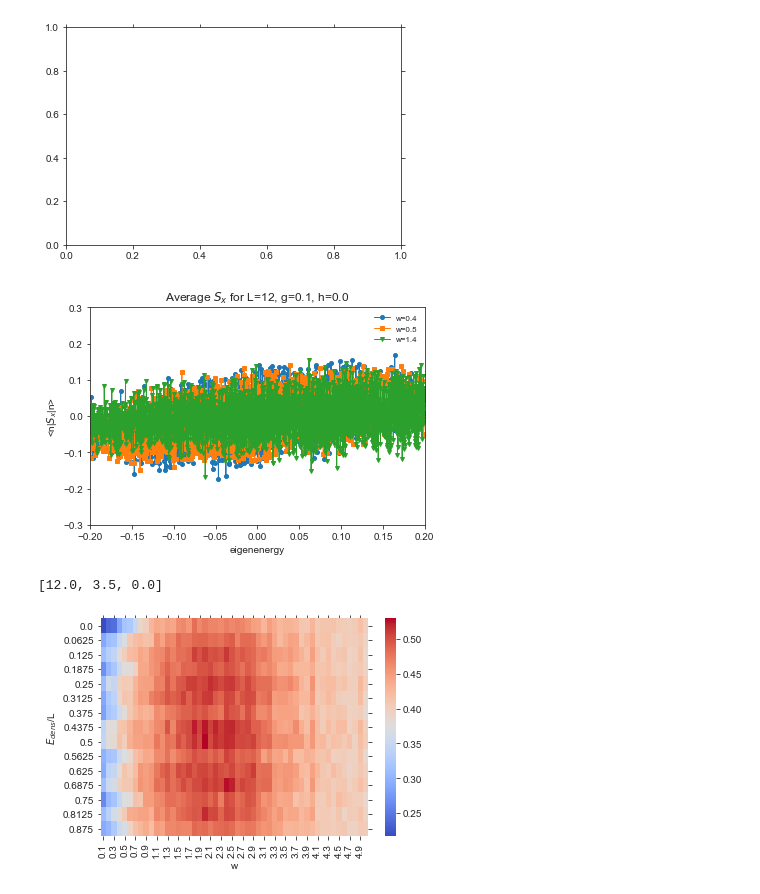
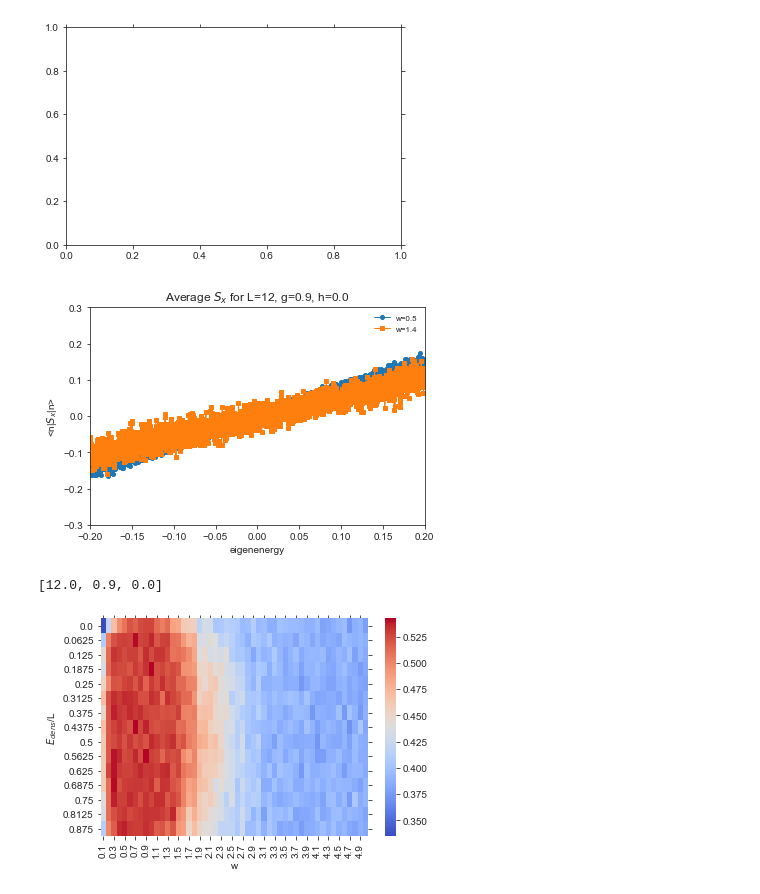
Before and after one commit to makskliczkowski/Transverse_Ising_ETH, a Jupyter notebook: IsignTransverse_ETH/Python/_plot_notebook.ipynb, the cells around one changed output. Saved outputs shown, nothing was run; the diff lists cells and outputs as text; code cells hidden in the pictures.

```diff
--- a/IsignTransverse_ETH/Python/_plot_notebook.ipynb
+++ b/IsignTransverse_ETH/Python/_plot_notebook.ipynb
@@ -65,10 +65,10 @@ def plot_av_Sx(L,g,h,w, directory):
         plt.show()
 
 
-plot_av_Sx(12,0.10,0.0,[0.40,0.50,1.40],"../results/disorder/")
+plot_av_Sx(12,0.90,0.0,[0.00,0.50,1.40],"../results/disorder/")
 # %% [output]
 [figure]
-[figure, old version]
+[figure, new version]
 # %%
 def plot_r_phase(L,g,h, directory):
     try:
@@ -84,33 +84,33 @@ def plot_r_phase(L,g,h, directory):
         #fig, ax = plt.subplots()
         title = "r participation for L=" + str(L) + ", g=" + str(g) + ", h=" +str(h)
         savefile = "r_L=" + str(L) + ",g=" + str(g) + ",h=" +str(h)
         for filename in os.listdir(folder):
             if (filename.startswith("PhaseDiagram") and (filename[-4:] == '.txt' or filename[-4:] == '.dat')):
                 splitter = filename[:-4].split('_')[-1].split(',')
                 # L, g, h, w
                 splitter = [float(a.split('=')[-1]) for a in splitter]
                 if (L == splitter[0] and g == splitter[1] and h == splitter[2]):
                     print(splitter)
                     tmp = pd.read_csv(folder + filename, sep = "\t\t", names = ['w','bucket','r'])
                     tmp.dropna()
                     #print(tmp)
                     tmp = tmp[tmp['r'] != 0.0]
 
                     #print(tmp)
                     pivotted= tmp.pivot('bucket','w','r')
                     # PLOT
                     r = np.array(tmp['r'])
 
                     sns.heatmap(pivotted,cmap='coolwarm',vmin=np.min(r), vmax=np.max(r))
 
 
     plt.ylabel("$E_{dens}$/L")
     plt.savefig(folder + savefile + ".png")
     plt.show()
 
 
 
-plot_r_phase(12,3.5,0.0,"../results/disorder/")
+plot_r_phase(12,0.9,0.0,"../results/disorder/")
 # %% [output]
-[12.0, 3.5, 0.0]
+[12.0, 0.9, 0.0]
-[figure, old version]
+[figure, new version]
```
Also changed, not shown: 1 other file.
